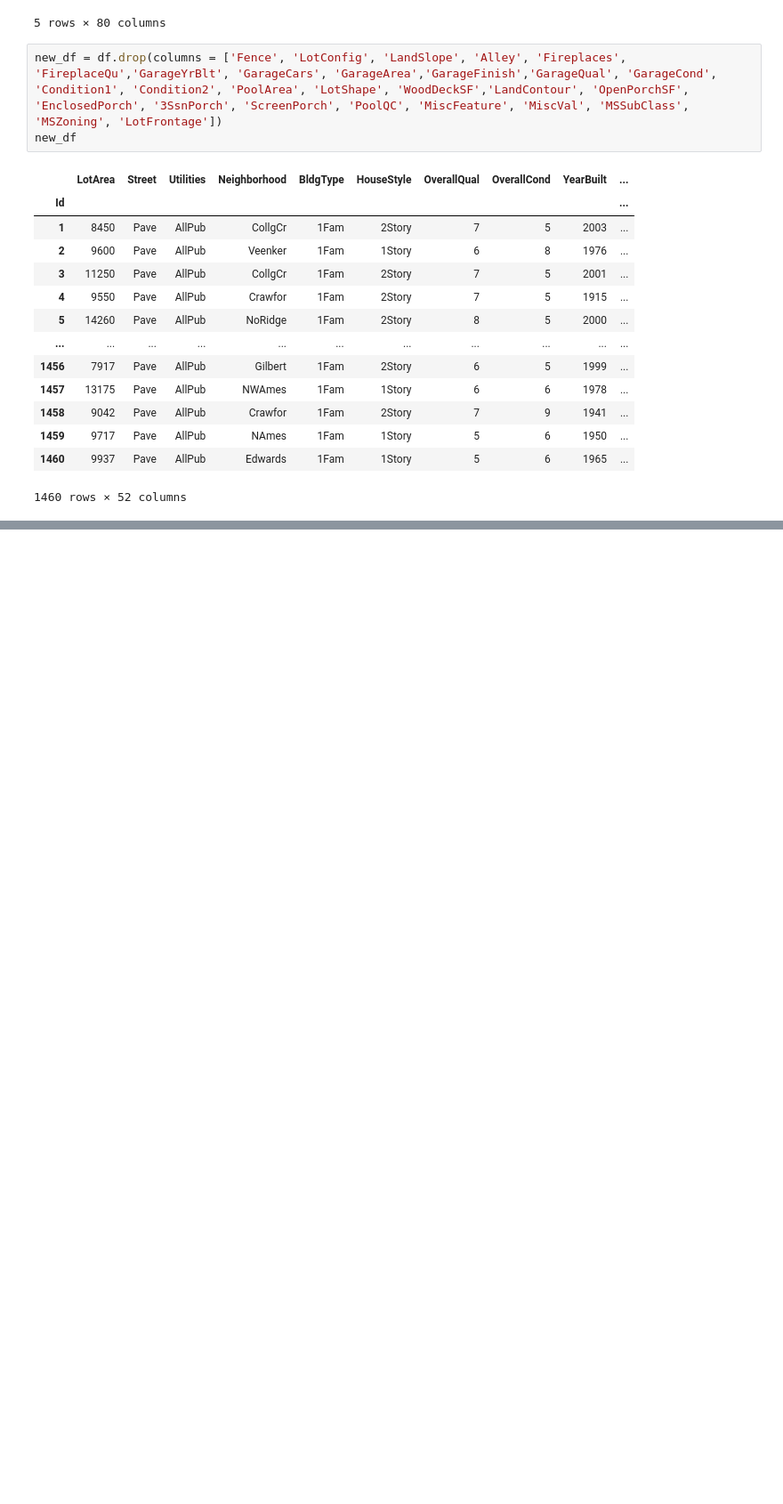
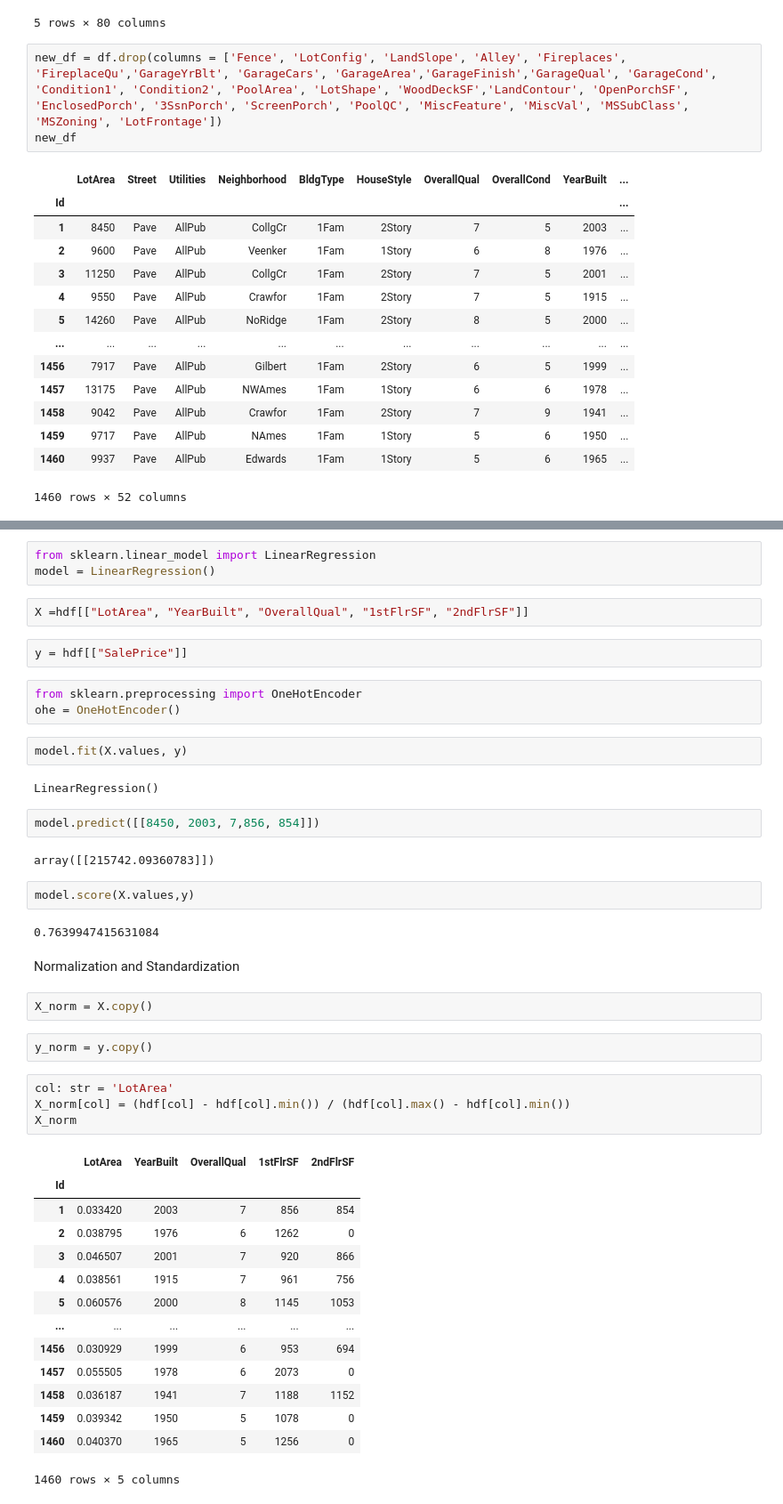
Before and after one commit to otieno-okoko/Housing-Data-analysis, a Jupyter notebook: pandas_housing data analysis.ipynb, the cells around one changed output, grey strips where cells are left out. Shown at 89% size. Drawn from its saved outputs; the diff is of its cells as text; blank space fills up the shorter version.

```diff
--- a/pandas_housing data analysis.ipynb
+++ b/pandas_housing data analysis.ipynb
@@ -628,0 +606,47 @@ Note: you may need to restart the kernel to use updated packages.
+# %%
+from sklearn.linear_model import LinearRegression
+model = LinearRegression()
+# %%
+X =hdf[["LotArea", "YearBuilt", "OverallQual", "1stFlrSF", "2ndFlrSF"]]
+# %%
+y = hdf[["SalePrice"]]
+# %%
+from sklearn.preprocessing import OneHotEncoder
+ohe = OneHotEncoder()
+# %%
+model.fit(X.values, y)
+# %% [output]
+LinearRegression()
+# %%
+model.predict([[8450, 2003, 7,856, 854]])
+# %% [output]
+array([[215742.09360783]])
+# %%
+model.score(X.values,y)
+# %% [output]
+0.7639947415631084
+# %% [markdown]
+Normalization and Standardization
+# %%
+X_norm = X.copy()
+# %%
+y_norm = y.copy()
+# %%
+col: str = 'LotArea'
+X_norm[col] = (hdf[col] - hdf[col].min()) / (hdf[col].max() - hdf[col].min())
+X_norm
+# %% [output]
+|  | LotArea | YearBuilt | OverallQual | 1stFlrSF | 2ndFlrSF |
+| Id |  |  |  |  |  |
+| 1 | 0.033420 | 2003 | 7 | 856 | 854 |
+| 2 | 0.038795 | 1976 | 6 | 1262 | 0 |
+| 3 | 0.046507 | 2001 | 7 | 920 | 866 |
+| 4 | 0.038561 | 1915 | 7 | 961 | 756 |
+| 5 | 0.060576 | 2000 | 8 | 1145 | 1053 |
+| ... | ... | ... | ... | ... | ... |
+| 1456 | 0.030929 | 1999 | 6 | 953 | 694 |
+| 1457 | 0.055505 | 1978 | 6 | 2073 | 0 |
+| 1458 | 0.036187 | 1941 | 7 | 1188 | 1152 |
+| 1459 | 0.039342 | 1950 | 5 | 1078 | 0 |
+| 1460 | 0.040370 | 1965 | 5 | 1256 | 0 |
+1460 rows × 5 columns
```
Also changed, not shown: parts of 12 cells of this notebook, 4 other files.
